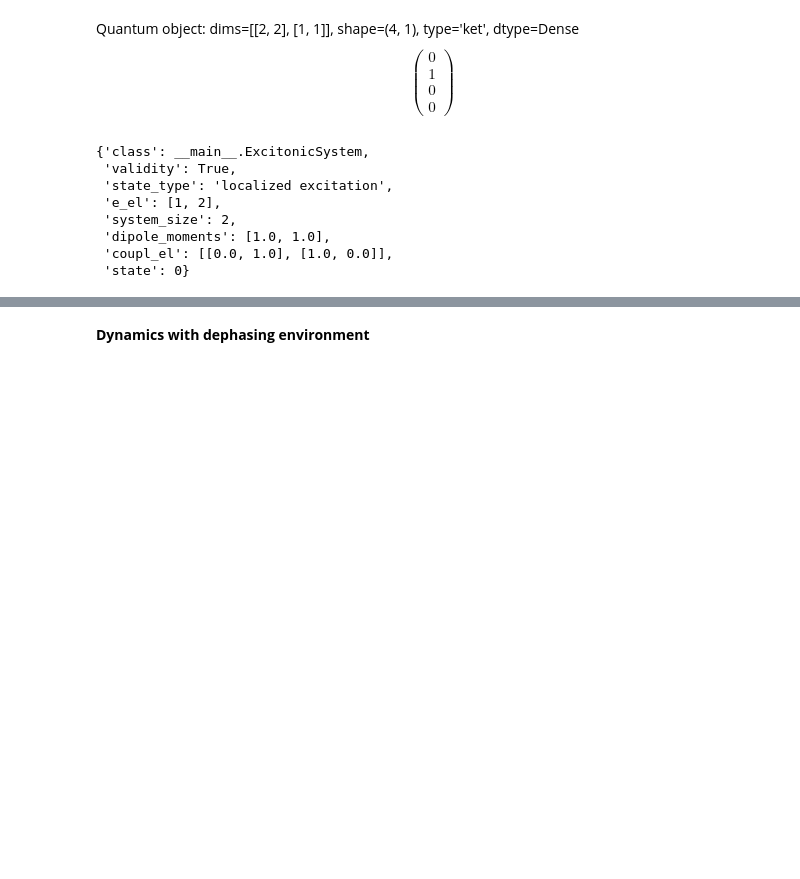
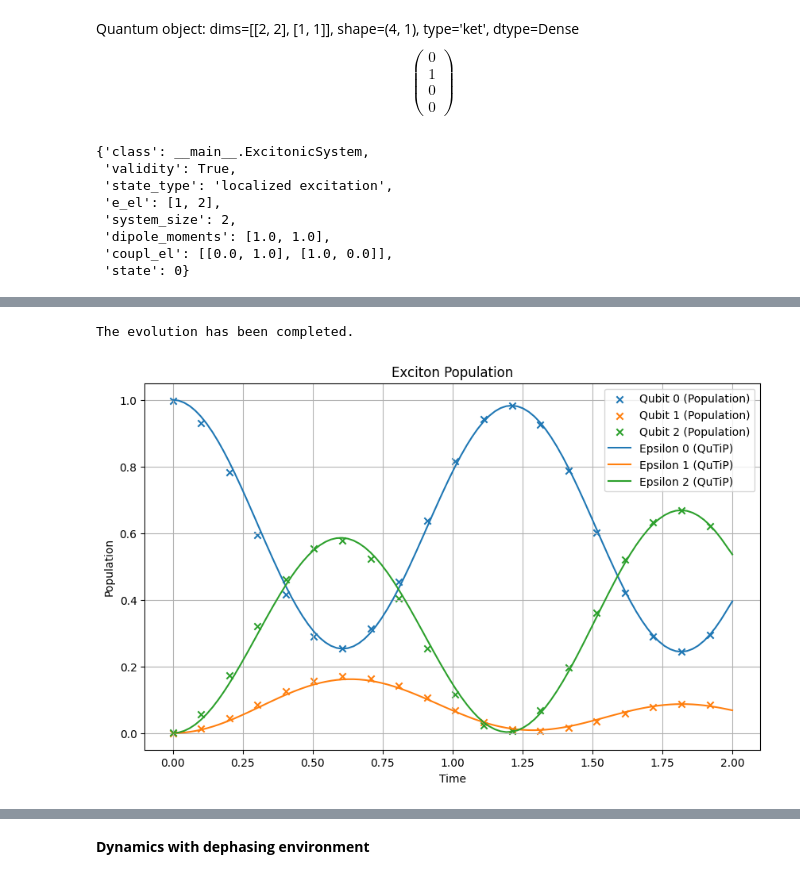
Before and after one commit to N384R/Quantum_Dynamics, a Jupyter notebook: test_qsextra_class.ipynb, the cells around one changed output, grey strips where cells are left out. Saved outputs shown, nothing was run; the diff lists cells and outputs as text; code cells hidden in the pictures; blank space fills up the shorter version.

```diff
--- a/test_qsextra_class.ipynb
+++ b/test_qsextra_class.ipynb
@@ -1383,3 +1406,80 @@ time = np.arange(0, len(population))
+# %%
+import numpy as np
+import matplotlib.pyplot as plt
+from scipy.interpolate import interp1d
+
+# 첫 번째 그래프 데이터 생성
+num_qubits = len(epsilon)
+P = np.zeros((num_qubits, len(population)))
+
+counts = []
+for nr, result in enumerate(population):
+    for i in range(num_qubits):
+        try:
+            P[i, nr] = result[f'{1 << i:0{num_qubits}b}']
+        except:
+            P[i, nr] = 0
+
+# 첫 번째 데이터의 시간 범위
+time_population = np.linspace(0, 2, len(population))  # 시간 범위를 0-2로 맞춤
+
+# 두 번째 그래프 데이터 생성
+dt = 0.02
+time_qutip = np.arange(0, 2, dt)
+
+esys = ExcitonicSystem(energies=epsilon, couplings=J)
+esys.set_state(state_type='localized excitation', state=0)
+
+results_qutip_sesolve = clevolve(esys, time_qutip)
+P_qutip_s = results_qutip_sesolve.expect
+
+# 공통 시간 축 생성 (두 데이터의 시간 축 통합)
+common_time = np.linspace(0, 2, max(len(time_population), len(time_qutip)))
+
+# 첫 번째 데이터 보간 (interpolation)
+P_resampled = np.zeros((num_qubits, len(common_time)))
+for i in range(num_qubits):
+    interp_func = interp1d(time_population,
+                           P[i],
+                           kind='linear',
+                           fill_value="extrapolate",
+                           )
+    P_resampled[i] = interp_func(common_time)
+
+# 두 번째 데이터 보간
+P_qutip_resampled = np.zeros((len(epsilon), len(common_time)))
+for i in range(len(epsilon)):
+    interp_func = interp1d(time_qutip,
+                           P_qutip_s[i],
+                           kind='linear',
+                           fill_value="extrapolate",
+                           )
+    P_qutip_resampled[i] = interp_func(common_time)
+
+# 그래프 그리기
+plt.figure(figsize=(10, 6))
+
+# 첫 번째 데이터 플롯 (Population)
+stride = 5
+[plt.scatter(common_time[::stride], P_resampled[i, ::stride], label=f'Qubit {i} (Population)', marker='x')
+ for i in range(num_qubits)]
+
+# 두 번째 데이터 플롯 (QuTiP)
+[plt.plot(common_time, P_qutip_resampled[i], label=f'Epsilon {i} (QuTiP)')
+ for i in range(len(epsilon))]
+
+# 그래프 설정
+plt.title('Exciton Population')
+plt.xlabel('Time')
+plt.ylabel('Population')
+plt.legend()
+plt.grid(True)
+
+# 그래프 표시
+plt.show()
+# %% [output]
+The evolution has been completed.
+[figure, added]
 # %%
 import matplotlib.pyplot as plt
 
```
Also changed, not shown: parts of 10 cells of this notebook, 1 other file.
